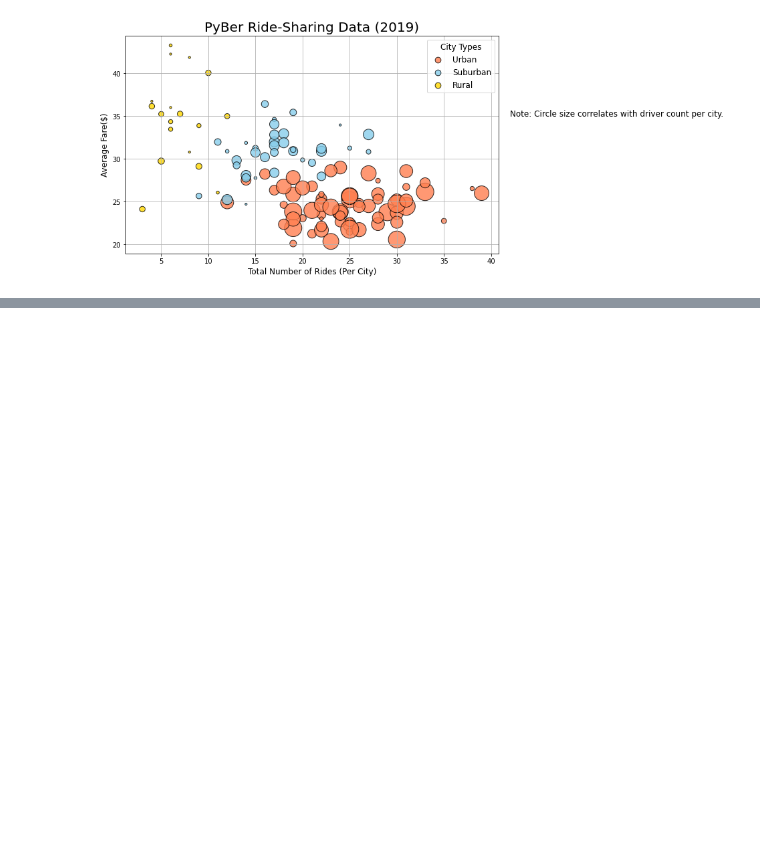
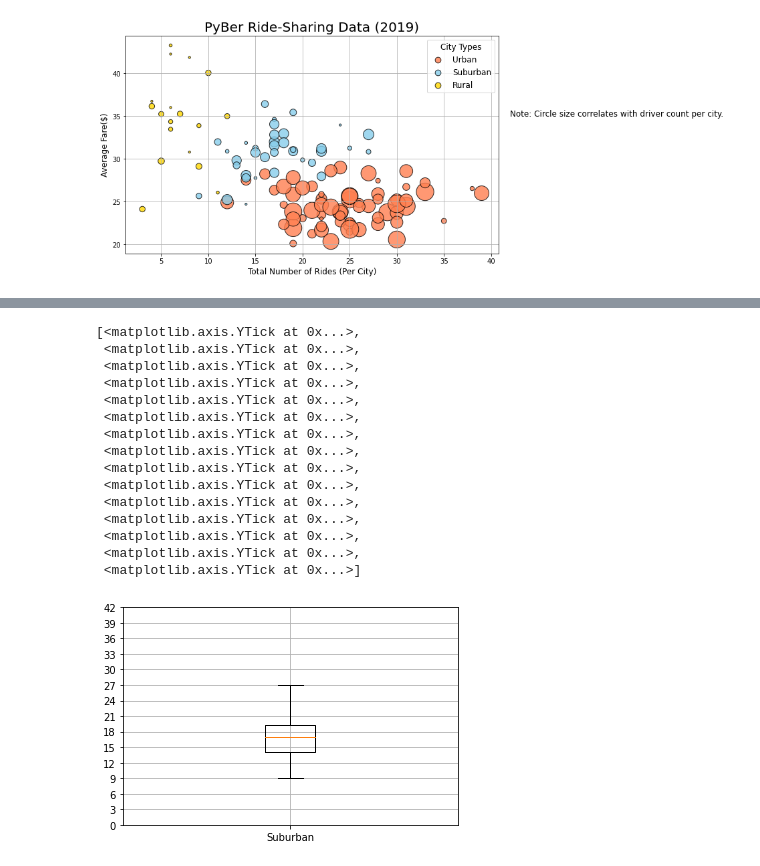
Before and after one commit to msprech/PyBer_Analysis, a Jupyter notebook: PyBer.ipynb, the cells around one changed output, grey strips where cells are left out. Saved outputs shown, nothing was run; the diff lists cells and outputs as text; code cells hidden in the pictures; blank space fills up the shorter version.

```diff
--- a/PyBer.ipynb
+++ b/PyBer.ipynb
@@ -240,0 +459,24 @@ plt.show()
+# %%
+#suburban box-and-whisker plot
+x_labels = ["Suburban"]
+fig, ax = plt.subplots()
+ax.boxplot(suburban_ride_count, labels=x_labels)
+ax.grid()
+ax.set_yticks(np.arange(0, 45, step=3))
+# %% [output]
+[<matplotlib.axis.YTick at 0x...>,
+ <matplotlib.axis.YTick at 0x...>,
+ <matplotlib.axis.YTick at 0x...>,
+ <matplotlib.axis.YTick at 0x...>,
+ <matplotlib.axis.YTick at 0x...>,
+ <matplotlib.axis.YTick at 0x...>,
+ <matplotlib.axis.YTick at 0x...>,
+ <matplotlib.axis.YTick at 0x...>,
+ <matplotlib.axis.YTick at 0x...>,
+ <matplotlib.axis.YTick at 0x...>,
+ <matplotlib.axis.YTick at 0x...>,
+ <matplotlib.axis.YTick at 0x...>,
+ <matplotlib.axis.YTick at 0x...>,
+ <matplotlib.axis.YTick at 0x...>,
+ <matplotlib.axis.YTick at 0x...>]
+[figure, added]
```
Also changed, not shown: parts of 26 cells of this notebook, 3 other files.
